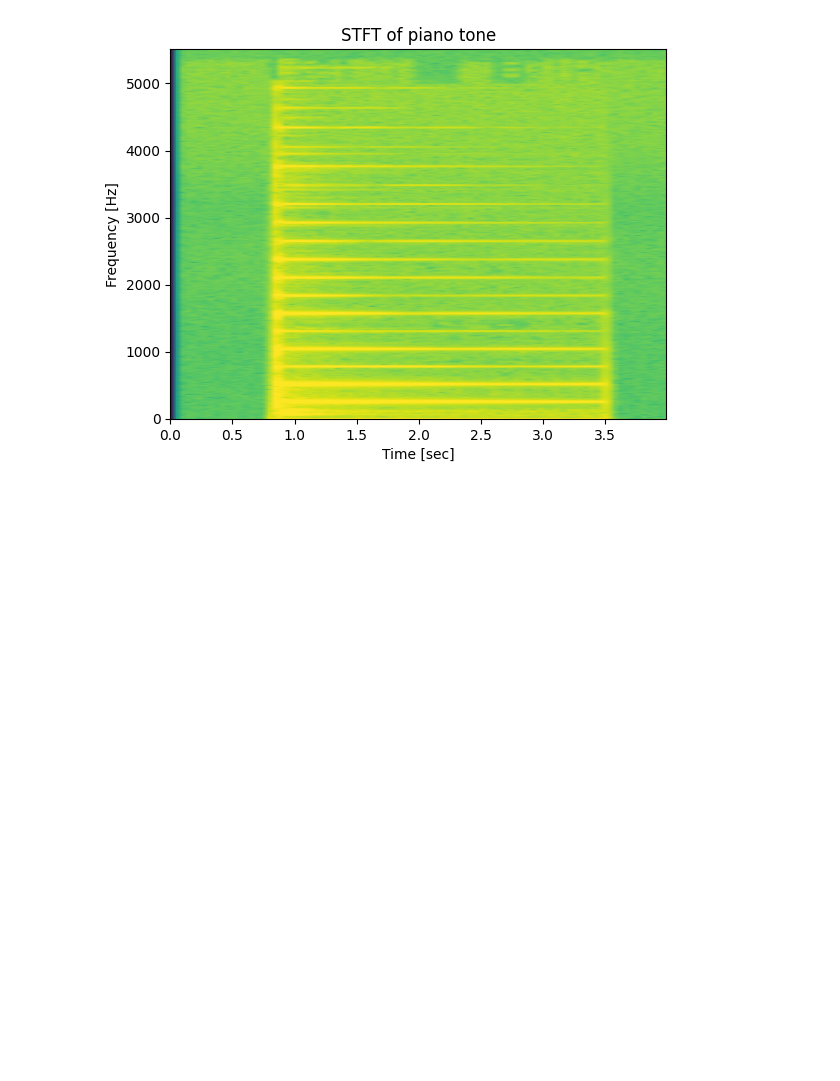
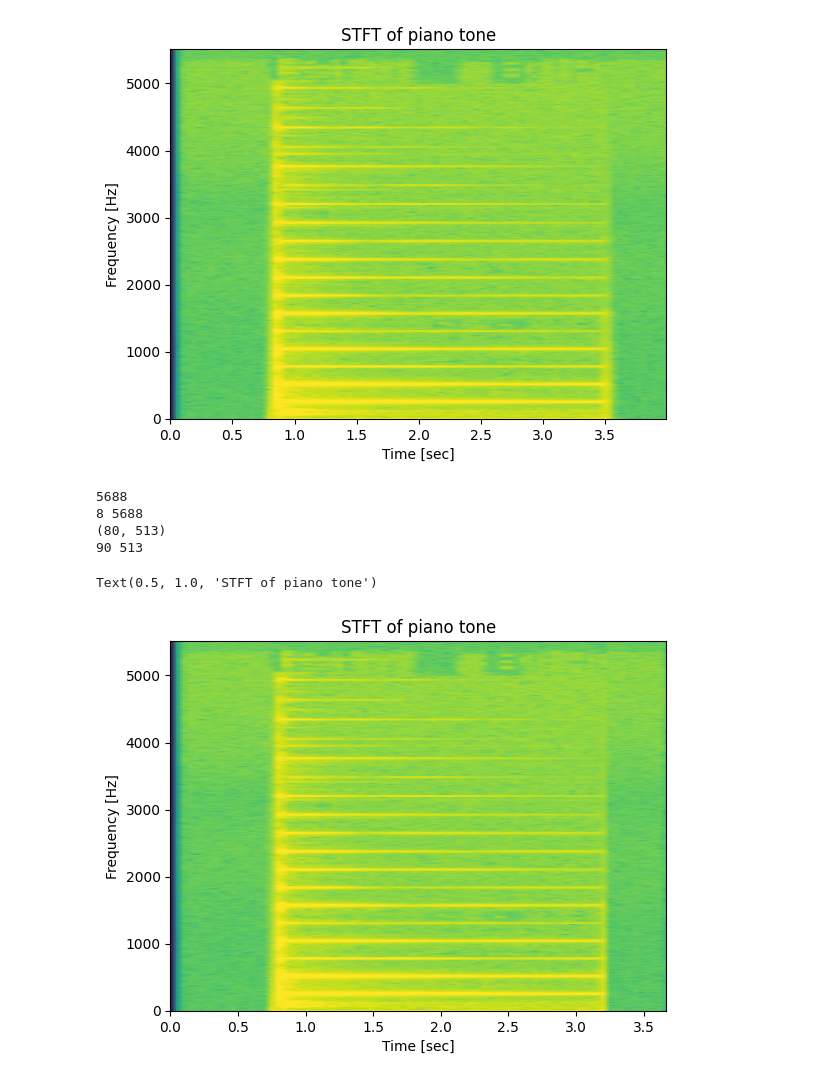
Before and after one commit to czuniga76/TimeFrequency, a Jupyter notebook: stft.ipynb, the cells around one changed output. Drawn from its saved outputs; the diff is of its cells as text; code cells hidden in the pictures; blank space fills up the shorter version.

Commit message:
added parallel processing example

```diff
--- a/stft.ipynb
+++ b/stft.ipynb
@@ -121,3 +124,52 @@ plt.title("STFT of piano tone")
 90 513
 Text(0.5, 1.0, 'STFT of piano tone')
 [figure]
+# %%
+from concurrent import futures
+import itertools
+import os
+import tf_functions as tf
+
+
+def get_mystft(sig_list,nperseg,workers=1):
+
+
+    with futures.ProcessPoolExecutor(workers) as executor:
+        results = executor.map(tf.get_stft, sig_list, itertools.repeat(nperseg))
+
+    stft_list = []
+    for result in results:
+        stft_list.append(result)
+    stft = stft_list[0]
+    for i in range(1,len(stft_list)):
+        stft = np.concatenate((stft,stft_list[i]),axis=0)
+    return stft
+
+workers = os.cpu_count()
+
+segment_len = int(N/workers)
+print(segment_len  )
+sig_list = []
+for i in range(workers):
+    sig_list.append(sig[i*segment_len:(i+1)*segment_len])
+print(len(sig_list),len(sig_list[2]))
+my_stftp = get_mystft(sig_list,nperseg,workers=workers)
+
+sig_stft = 10 * np.log10(my_stftp + eps) # convert to dB
+print(sig_stft.shape)
+print(len(t),len(f))                     # compared to scipy.signal.stft, there are slightly fewer windows. This might result from different padding at the ends
+#plt.imshow(sig_stft.T, aspect='auto', origin='lower') # ,cmap='gray_r',extent=[t.min(), t.max(), f.min(), f.max()])
+sr,sc = sig_stft.shape
+t2 = t[:sr]
+
+plt.pcolormesh(t2, f, sig_stft.T, shading='gouraud',vmax=np.max(sig_stft)/10)
+plt.ylabel('Frequency [Hz]')
+plt.xlabel('Time [sec]')
+plt.title("STFT of piano tone")
+# %% [output]
+5688
+8 5688
+(80, 513)
+90 513
+Text(0.5, 1.0, 'STFT of piano tone')
+[figure, added]
```
Also changed, not shown: parts of 1 cell of this notebook.
